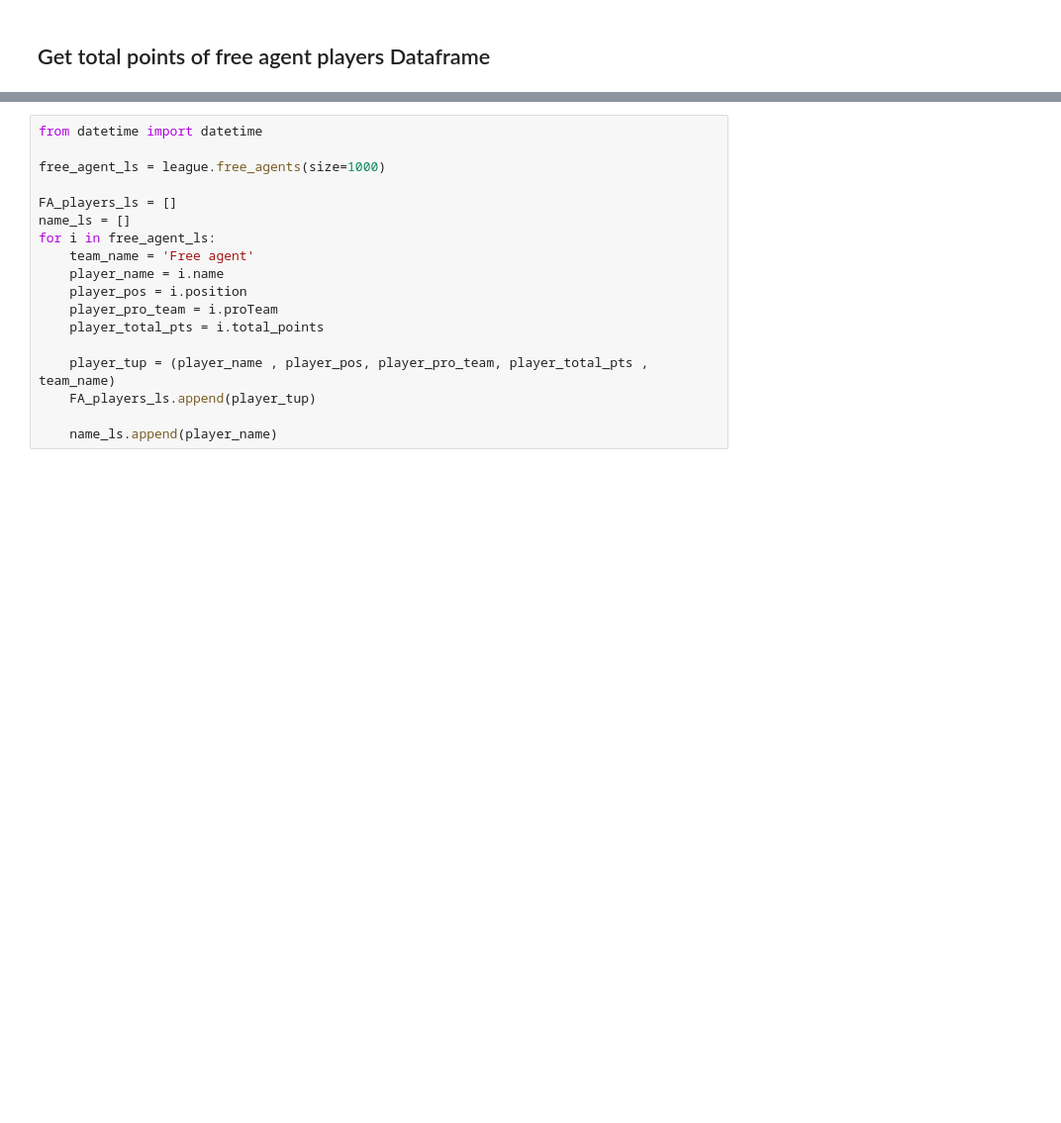
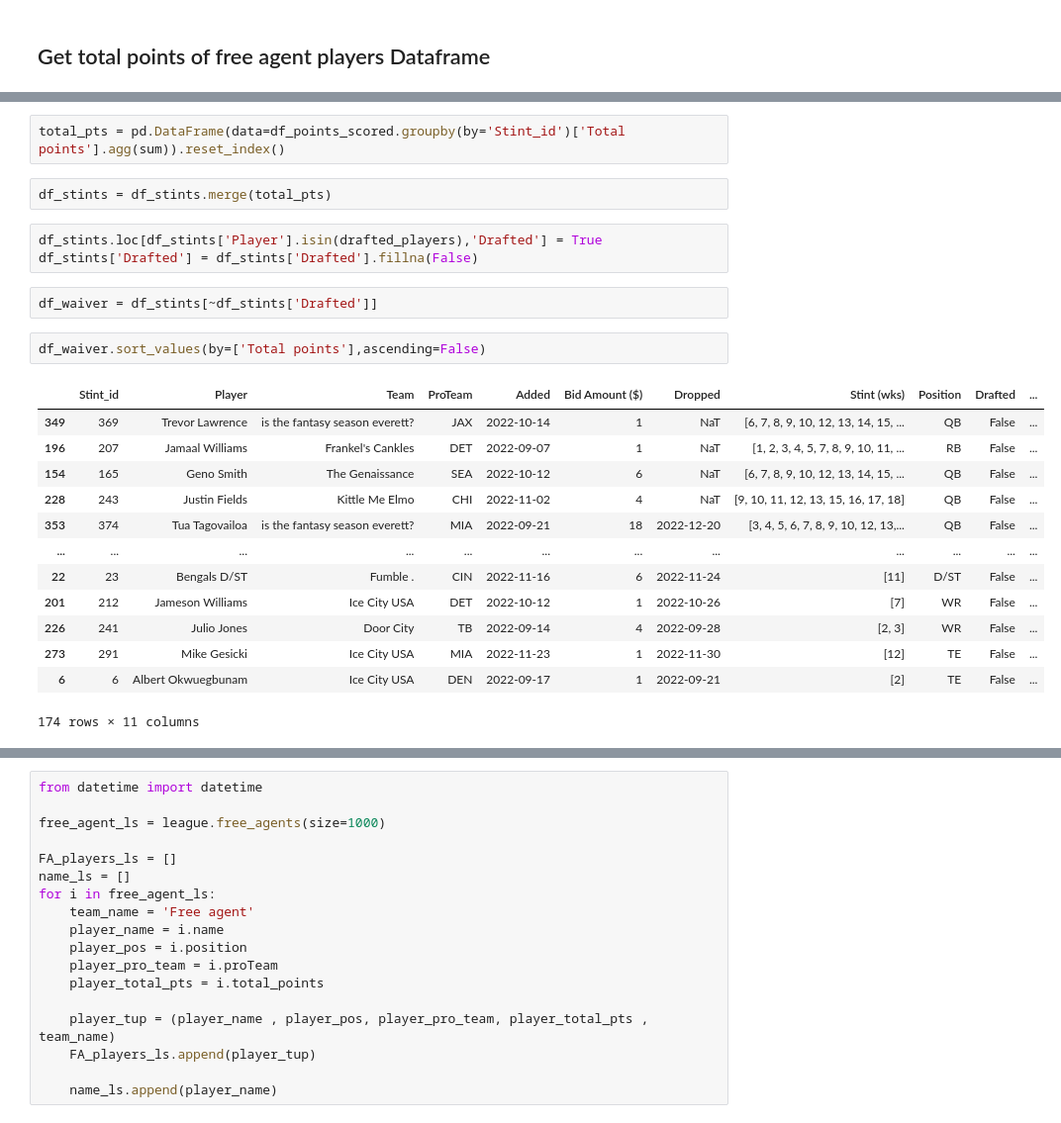
Before and after one commit to jon-cheng/espnff, a Jupyter notebook: notebooks/2023-02-28_FF_nb.ipynb, the cells around one changed output, grey strips where cells are left out. Shown: that part at 99% size. Saved outputs shown, nothing was run; the diff lists cells and outputs as text; blank space fills up the shorter version.

```diff
--- a/notebooks/2023-02-28_FF_nb.ipynb
+++ b/notebooks/2023-02-28_FF_nb.ipynb
@@ -104,0 +391,25 @@ df_rostered = ff.build_df_rostered(league)
+# %%
+total_pts = pd.DataFrame(data=df_points_scored.groupby(by='Stint_id')['Total points'].agg(sum)).reset_index()
+# %%
+df_stints = df_stints.merge(total_pts)
+# %%
+df_stints.loc[df_stints['Player'].isin(drafted_players),'Drafted'] = True
+df_stints['Drafted'] = df_stints['Drafted'].fillna(False)
+# %%
+df_waiver = df_stints[~df_stints['Drafted']]
+# %%
+df_waiver.sort_values(by=['Total points'],ascending=False)
+# %% [output]
+|  | Stint_id | Player | Team | ProTeam | Added | Bid Amount ($) | Dropped | Stint (wks) | Position | Drafted | ... |
+| 349 | 369 | Trevor Lawrence | is the fantasy season everett? | JAX | 2022-10-14 | 1 | NaT | [6, 7, 8, 9, 10, 12, 13, 14, 15, ... | QB | False | ... |
+| 196 | 207 | Jamaal Williams | Frankel's Cankles | DET | 2022-09-07 | 1 | NaT | [1, 2, 3, 4, 5, 7, 8, 9, 10, 11, ... | RB | False | ... |
+| 154 | 165 | Geno Smith | The Genaissance | SEA | 2022-10-12 | 6 | NaT | [6, 7, 8, 9, 10, 12, 13, 14, 15, ... | QB | False | ... |
+| 228 | 243 | Justin Fields | Kittle Me Elmo | CHI | 2022-11-02 | 4 | NaT | [9, 10, 11, 12, 13, 15, 16, 17, 18] | QB | False | ... |
+| 353 | 374 | Tua Tagovailoa | is the fantasy season everett? | MIA | 2022-09-21 | 18 | 2022-12-20 | [3, 4, 5, 6, 7, 8, 9, 10, 12, 13,... | QB | False | ... |
+| ... | ... | ... | ... | ... | ... | ... | ... | ... | ... | ... | ... |
+| 22 | 23 | Bengals D/ST | Fumble . | CIN | 2022-11-16 | 6 | 2022-11-24 | [11] | D/ST | False | ... |
+| 201 | 212 | Jameson Williams | Ice City USA | DET | 2022-10-12 | 1 | 2022-10-26 | [7] | WR | False | ... |
+| 226 | 241 | Julio Jones | Door City | TB | 2022-09-14 | 4 | 2022-09-28 | [2, 3] | WR | False | ... |
+| 273 | 291 | Mike Gesicki | Ice City USA | MIA | 2022-11-23 | 1 | 2022-11-30 | [12] | TE | False | ... |
+| 6 | 6 | Albert Okwuegbunam | Ice City USA | DEN | 2022-09-17 | 1 | 2022-09-21 | [2] | TE | False | ... |
+174 rows × 11 columns
```
Also changed, not shown: parts of 174 cells of this notebook, 3 other files.
